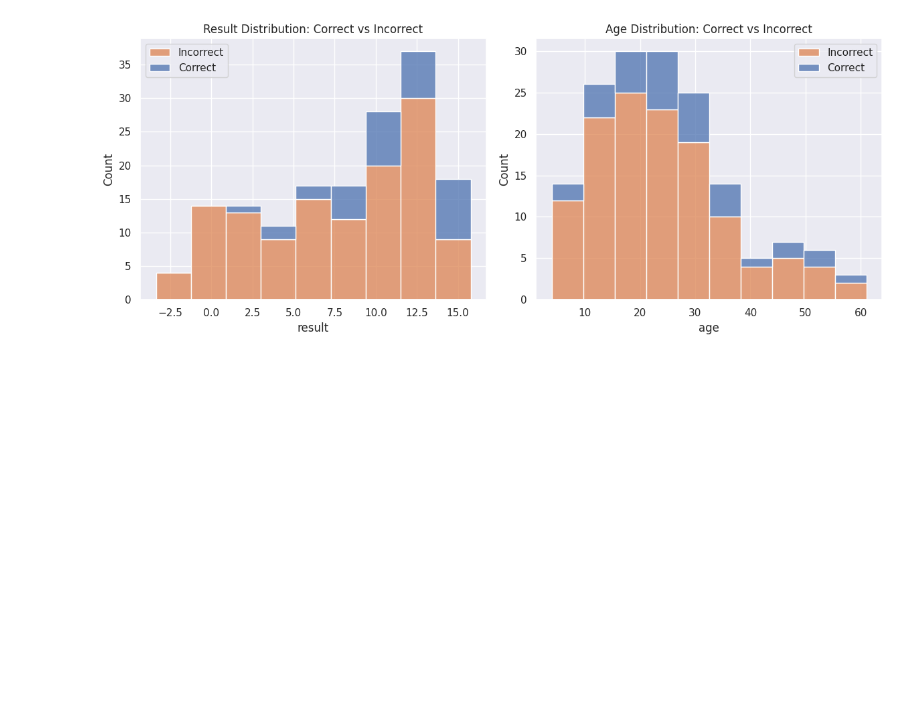
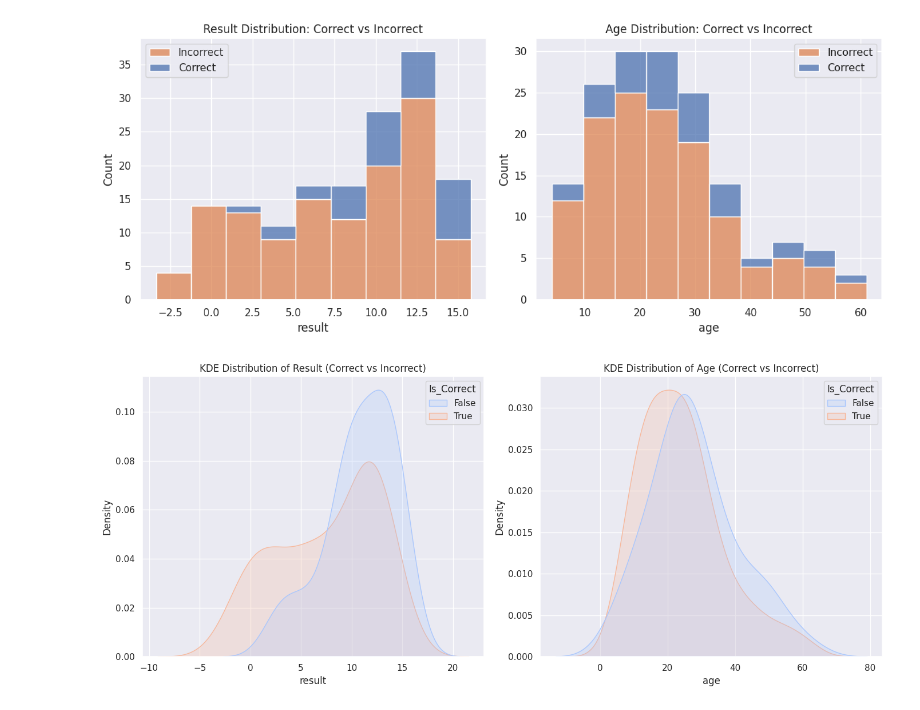
Before and after one commit to HARSHUL-1312/Autism-prediction-, a Jupyter notebook: Autism_prediction.ipynb, the cells around one changed output. Drawn from its saved outputs; the diff is of its cells as text; code cells hidden in the pictures; blank space fills up the shorter version.

```diff
--- a/Autism_prediction.ipynb
+++ b/Autism_prediction.ipynb
@@ -7,9 +10,13 @@ import matplotlib.pyplot as plt
 import seaborn as sns
 from sklearn.preprocessing import LabelEncoder
 from imblearn.over_sampling import SMOTE
-from sklearn.model_selection import train_test_split , cross_val_score,RandomizedSearchCV
+from sklearn.model_selection import train_test_split, cross_val_score, RandomizedSearchCV
 from sklearn.tree import DecisionTreeClassifier
-from sklearn.ensemble import RandomForestClassifier
+from sklearn.ensemble import RandomForestClassifier, VotingClassifier
 from xgboost import XGBClassifier
-from sklearn.metrics import accuracy_score,confusion_matrix,classification_report
+from sklearn.metrics import accuracy_score, confusion_matrix, classification_report
 import pickle
+
+# Configure visual settings for better readability
+pd.set_option('display.max_columns', None)
+sns.set_theme(style='darkgrid')
@@ -804,3 +836,20 @@ plt.tight_layout()
 plt.show()
 # %% [output]
 [figure]
+# %%
+error_analysis_df['Is_Correct'] = error_analysis_df['Actual'] == error_analysis_df['Predicted']
+
+plt.figure(figsize=(14, 6))
+
+plt.subplot(1, 2, 1)
+sns.kdeplot(data=error_analysis_df, x='result', hue='Is_Correct', fill=True, common_norm=False, palette='coolwarm')
+plt.title('KDE Distribution of Result (Correct vs Incorrect)')
+
+plt.subplot(1, 2, 2)
+sns.kdeplot(data=error_analysis_df, x='age', hue='Is_Correct', fill=True, common_norm=False, palette='coolwarm')
+plt.title('KDE Distribution of Age (Correct vs Incorrect)')
+
+plt.tight_layout()
+plt.show()
+# %% [output]
+[figure, added]
```
Also changed, not shown: parts of 13 cells of this notebook.
